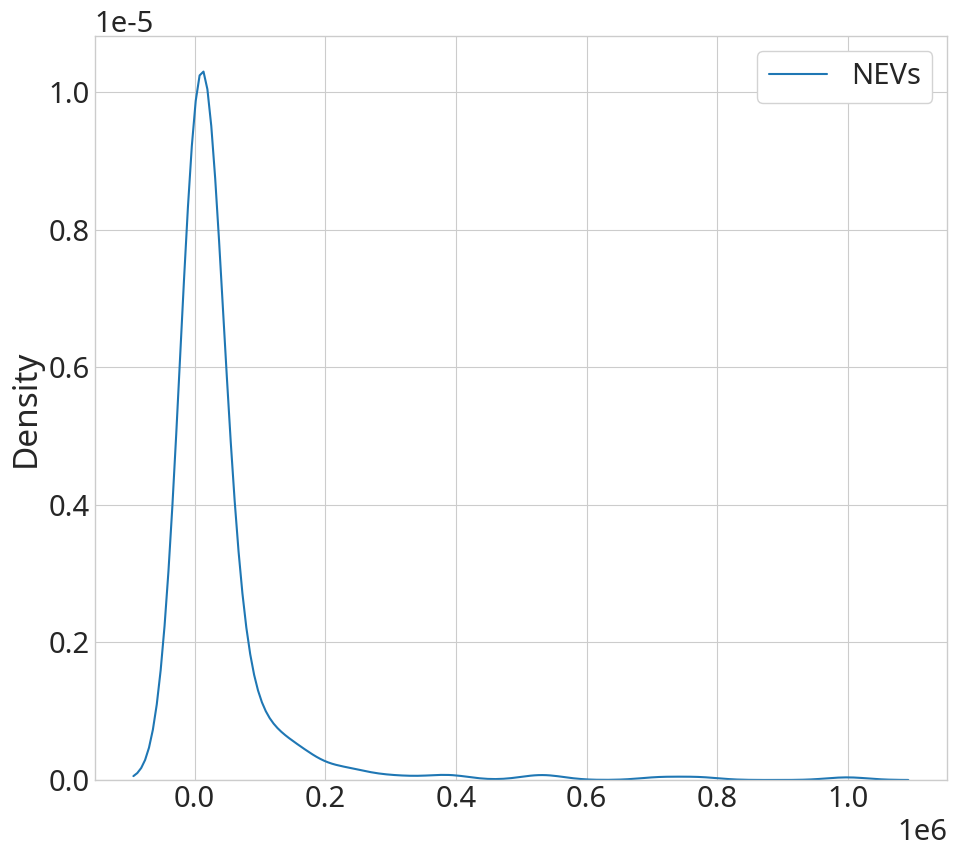
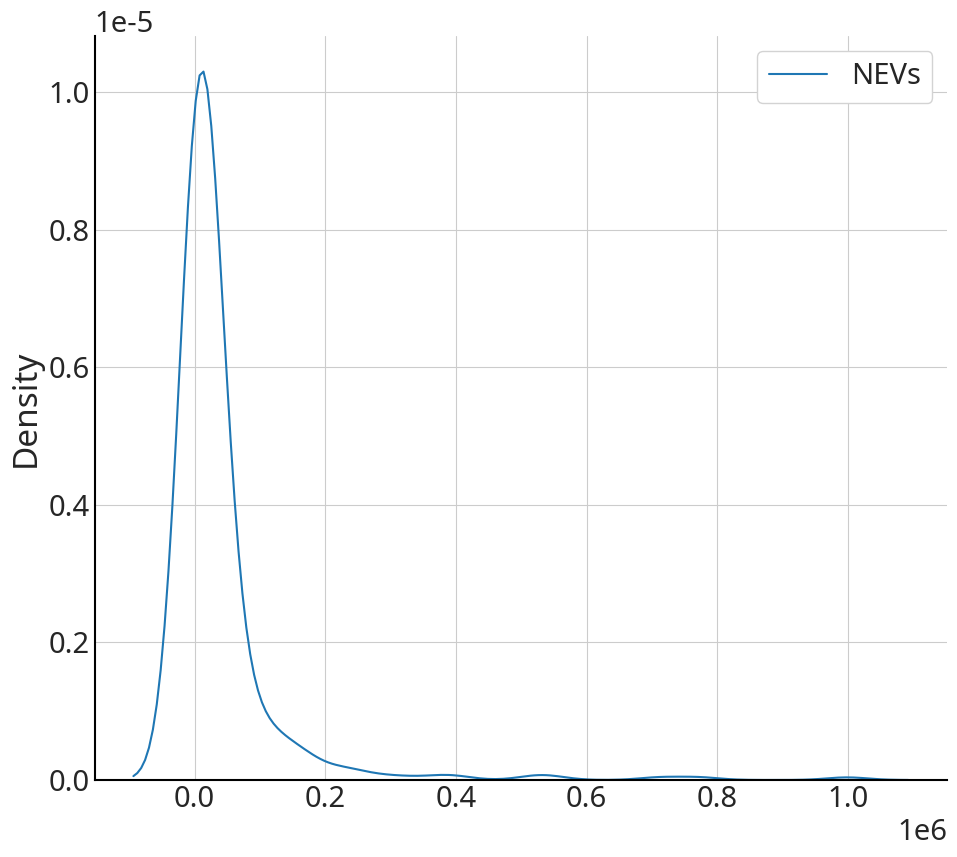
Code edit (unified diff) that turned the first committed figure into the second:
--- before
+++ after
@@ -3,7 +3,7 @@
 a = differenceInNEV_GDP(RESULT, (nev, u"保有量"))
 a.boxPlot("Relative_Accessibility", (0.5, 0.8), figsize="SM", savePath=os.path.join(FIG_PATH, "fig3"))
-a.boxPlot("M2SFCA_Gini", (0.5, 1), legLoc="lower left", colorGroup = 1, savePath=os.path.join(FIG_PATH, "fig4")) # Fig 3
+a.boxPlot("M2SFCA_Gini", (0.5, 1), figsize="DS", legLoc="lower left", colorGroup = 1, savePath=os.path.join(FIG_PATH, "fig4"))
 
 b = differenceInNEV_GDP(RESULT, (gdp, u"人均GDP(元)"))
 b.boxPlot("Relative_Accessibility", (0.5, 0.8), figsize="SM", savePath=os.path.join(FIG_PATH, "fig3"))
-b.boxPlot("M2SFCA_Gini", (0.5, 1), legLoc="lower left", colorGroup = 1, savePath=os.path.join(FIG_PATH, "fig4")) # Fig 3
+b.boxPlot("M2SFCA_Gini", (0.5, 1), figsize="DS", legLoc="lower left", colorGroup = 1, savePath=os.path.join(FIG_PATH, "fig4"))

Commit: update